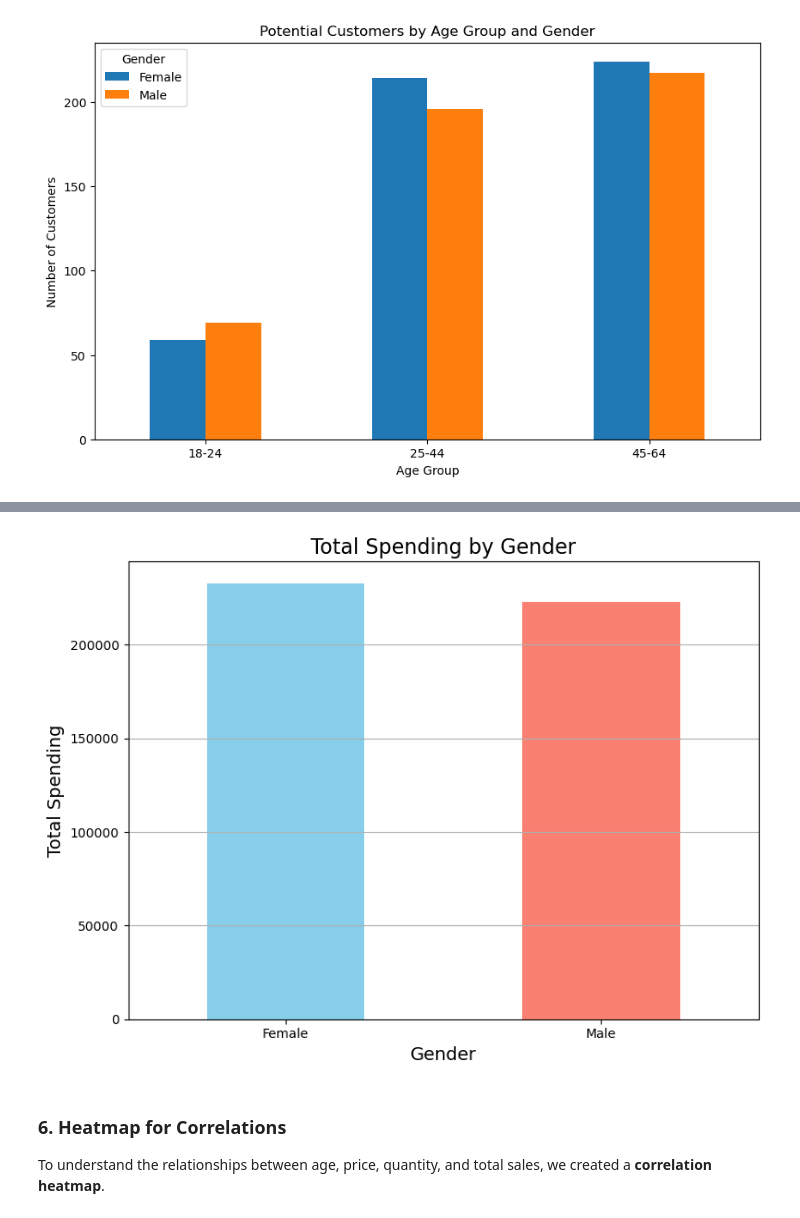
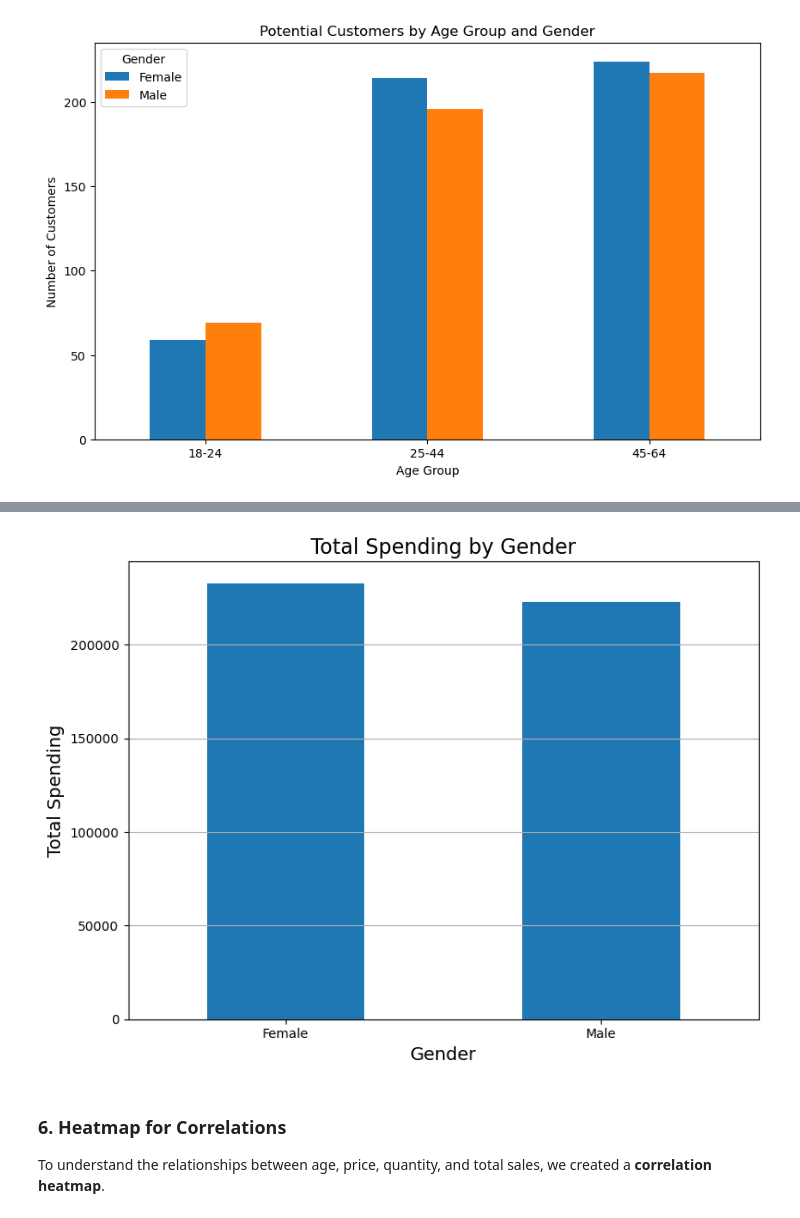
Before and after one commit to Ezzy401k/OIBSIP, a Jupyter notebook: project 1/Exploratory Data Analysis (EDA) on Retail Sales Data.ipynb, the cells around one changed output, grey strips where cells are left out. Drawn from its saved outputs; the diff is of its cells as text; code cells hidden in the pictures.

```diff
--- a/project 1/Exploratory Data Analysis (EDA) on Retail Sales Data.ipynb
+++ b/project 1/Exploratory Data Analysis (EDA) on Retail Sales Data.ipynb
@@ -170,16 +210,16 @@ plt.show()
 # %%
 
 plt.figure(figsize=(8, 6))
-total_spending_by_gender.plot(kind='bar', color=['skyblue', 'salmon'])
+total_spending_by_gender.plot(kind='bar')
 plt.title('Total Spending by Gender', fontsize=16)
 plt.xlabel('Gender', fontsize=14)
 plt.ylabel('Total Spending', fontsize=14)
 plt.xticks(rotation=0)
 plt.grid(axis='y')
 plt.tight_layout()
 plt.show()
 # %% [output]
-[figure, old version]
+[figure, new version]
 # %% [markdown]
 ### **6. Heatmap for Correlations**
 
```
Also changed, not shown: parts of 6 cells of this notebook.
